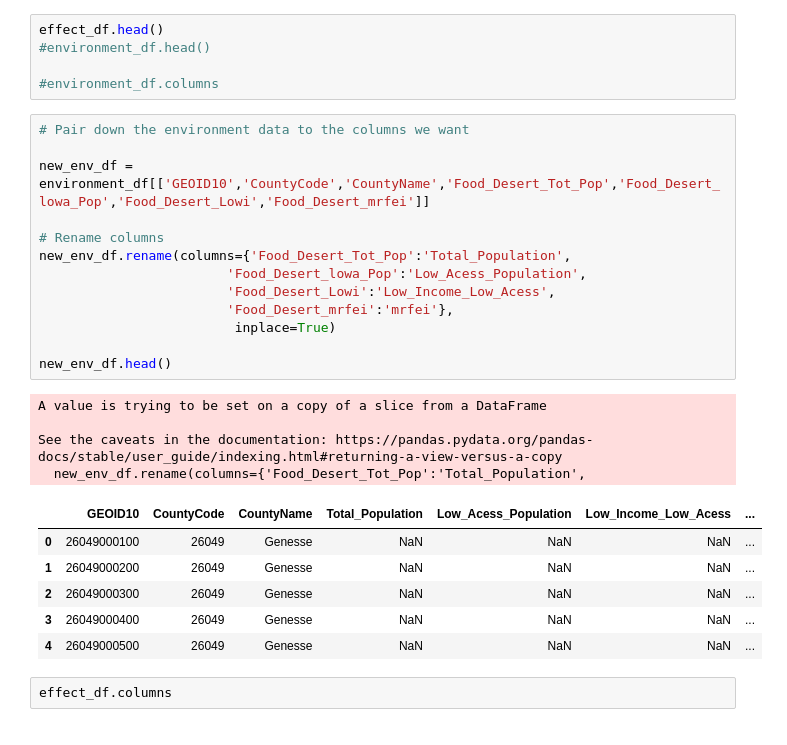
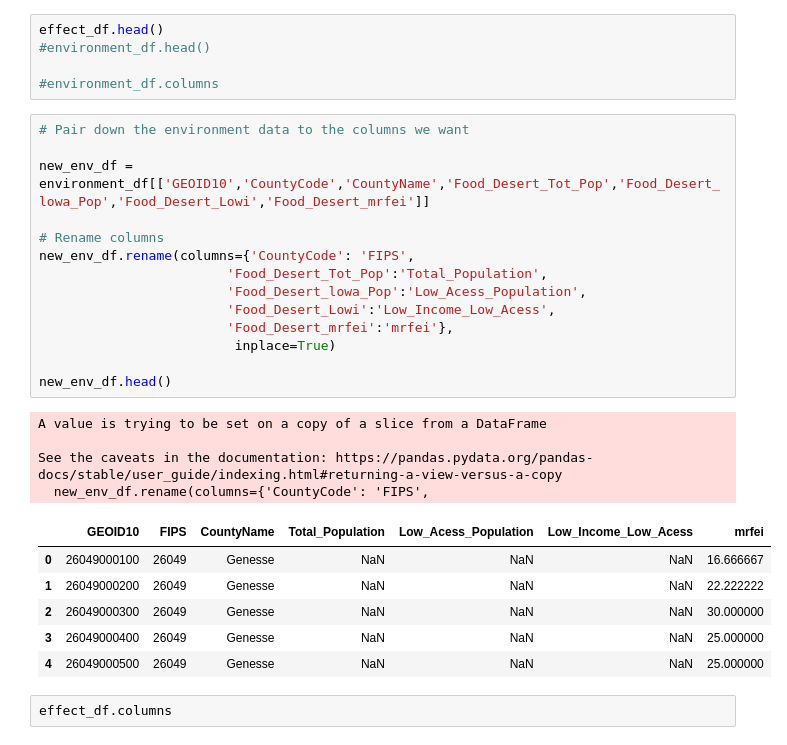
Before and after one commit to TMWRose/Group-1---Food-Deserts-How-They-Affect-Community-Health, a Jupyter notebook: explore_workbook.ipynb, the cells around one changed output. Drawn from its saved outputs; the diff is of its cells as text.

Commit message:
added FIPS columns to neighborhood dataframes

```diff
--- a/explore_workbook.ipynb
+++ b/explore_workbook.ipynb
@@ -186,27 +186,28 @@ effect_df.head()
 # %%
 # Pair down the environment data to the columns we want
 
 new_env_df = environment_df[['GEOID10','CountyCode','CountyName','Food_Desert_Tot_Pop','Food_Desert_lowa_Pop','Food_Desert_Lowi','Food_Desert_mrfei']]
 
 # Rename columns
-new_env_df.rename(columns={'Food_Desert_Tot_Pop':'Total_Population',
+new_env_df.rename(columns={'CountyCode': 'FIPS',
+                        'Food_Desert_Tot_Pop':'Total_Population',
                         'Food_Desert_lowa_Pop':'Low_Acess_Population',
                         'Food_Desert_Lowi':'Low_Income_Low_Acess',
                         'Food_Desert_mrfei':'mrfei'},
                          inplace=True)
 
 new_env_df.head()
 # %% [output]
 A value is trying to be set on a copy of a slice from a DataFrame
 
 See the caveats in the documentation: https://pandas.pydata.org/pandas-docs/stable/user_guide/indexing.html#returning-a-view-versus-a-copy
-  new_env_df.rename(columns={'Food_Desert_Tot_Pop':'Total_Population',
+  new_env_df.rename(columns={'CountyCode': 'FIPS',
-|  | GEOID10 | CountyCode | CountyName | Total_Population | Low_Acess_Population | Low_Income_Low_Acess | ... |
-| 0 | 26049000100 | 26049 | Genesse | NaN | NaN | NaN | ... |
-| 1 | 26049000200 | 26049 | Genesse | NaN | NaN | NaN | ... |
-| 2 | 26049000300 | 26049 | Genesse | NaN | NaN | NaN | ... |
-| 3 | 26049000400 | 26049 | Genesse | NaN | NaN | NaN | ... |
-| 4 | 26049000500 | 26049 | Genesse | NaN | NaN | NaN | ... |
+|  | GEOID10 | FIPS | CountyName | Total_Population | Low_Acess_Population | Low_Income_Low_Acess | mrfei |
+| 0 | 26049000100 | 26049 | Genesse | NaN | NaN | NaN | 16.666667 |
+| 1 | 26049000200 | 26049 | Genesse | NaN | NaN | NaN | 22.222222 |
+| 2 | 26049000300 | 26049 | Genesse | NaN | NaN | NaN | 30.000000 |
+| 3 | 26049000400 | 26049 | Genesse | NaN | NaN | NaN | 25.000000 |
+| 4 | 26049000500 | 26049 | Genesse | NaN | NaN | NaN | 25.000000 |
 # %%
 effect_df.columns
 # %%
```
Also changed, not shown: parts of 3 cells of this notebook.
